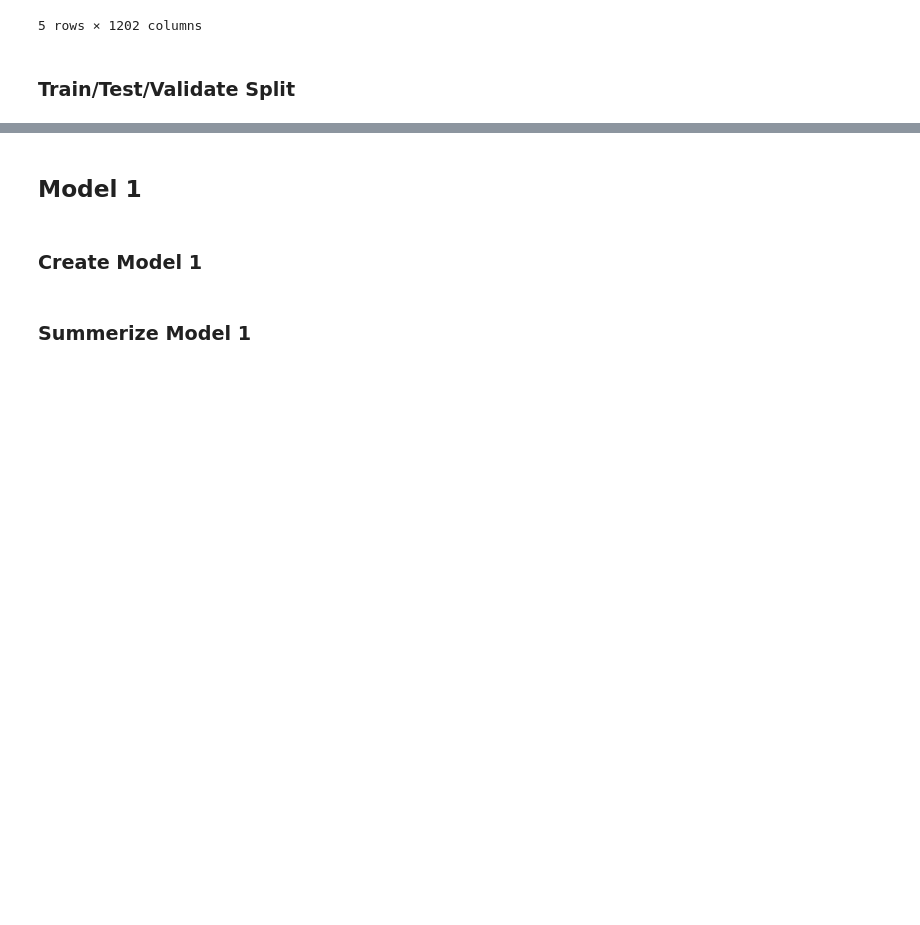
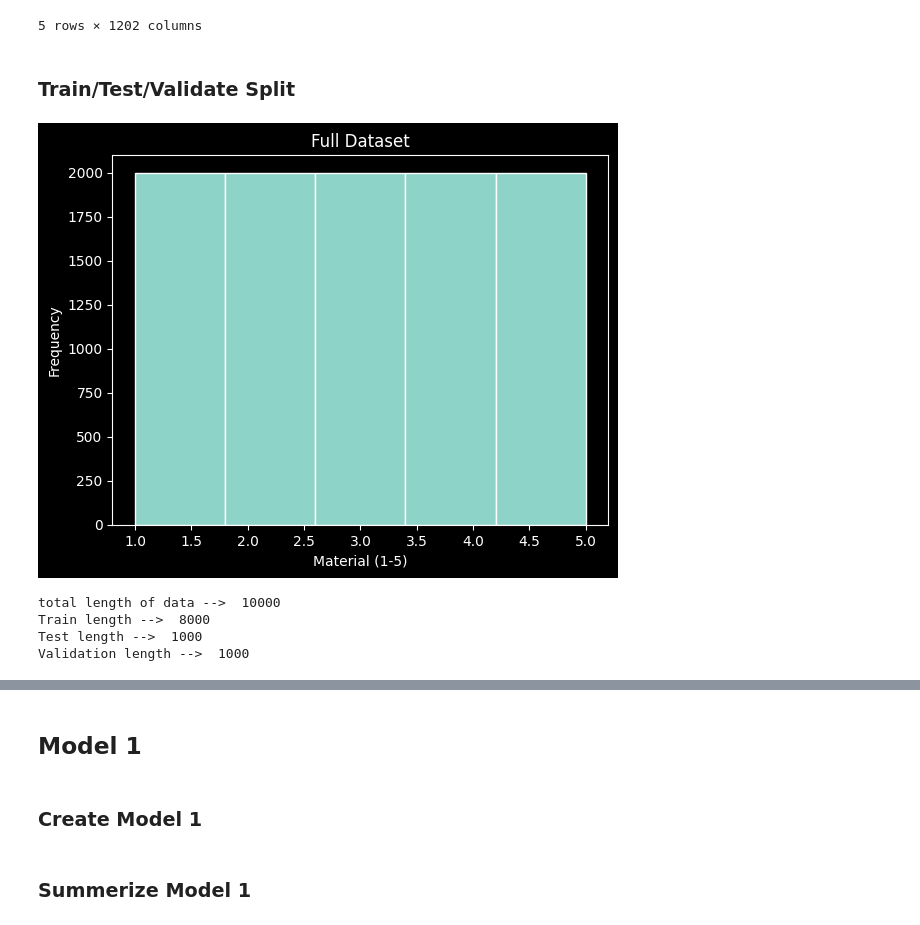
Before and after one commit to cgrundman/nuclear-magnetic-resonance, a Jupyter notebook: pattern_recognizer.ipynb, the cells around one changed output, grey strips where cells are left out. Saved outputs shown, nothing was run; the diff lists cells and outputs as text; code cells hidden in the pictures; blank space fills up the shorter version.

Commit message:
create train/test/validate split

```diff
--- a/pattern_recognizer.ipynb
+++ b/pattern_recognizer.ipynb
@@ -99,3 +99,15 @@ df.head()
 5 rows × 1202 columns
 # %% [markdown]
 ### Train/Test/Validate Split
+# %%
+# Display historgram of full dataset
+hist = df.hist(bins=5,
+               grid=False,
+               edgecolor='white')
+
+for ax in hist.flatten():
+    ax.set_xlabel("Material (1-5)")
+    ax.set_ylabel("Frequency")
+    ax.set_title("Full Dataset")
+# %% [output]
+[figure, added]
@@ -101,0 +126,10 @@ df.head()
+# %%
+print("total length of data --> ", data_len)
+print("Train length --> ", len(train))
+print("Test length --> ", len(test))
+print("Validation length --> ", len(validate))
+# %% [output]
+total length of data -->  10000
+Train length -->  8000
+Test length -->  1000
+Validation length -->  1000
```
Also changed, not shown: parts of 4 cells of this notebook.
